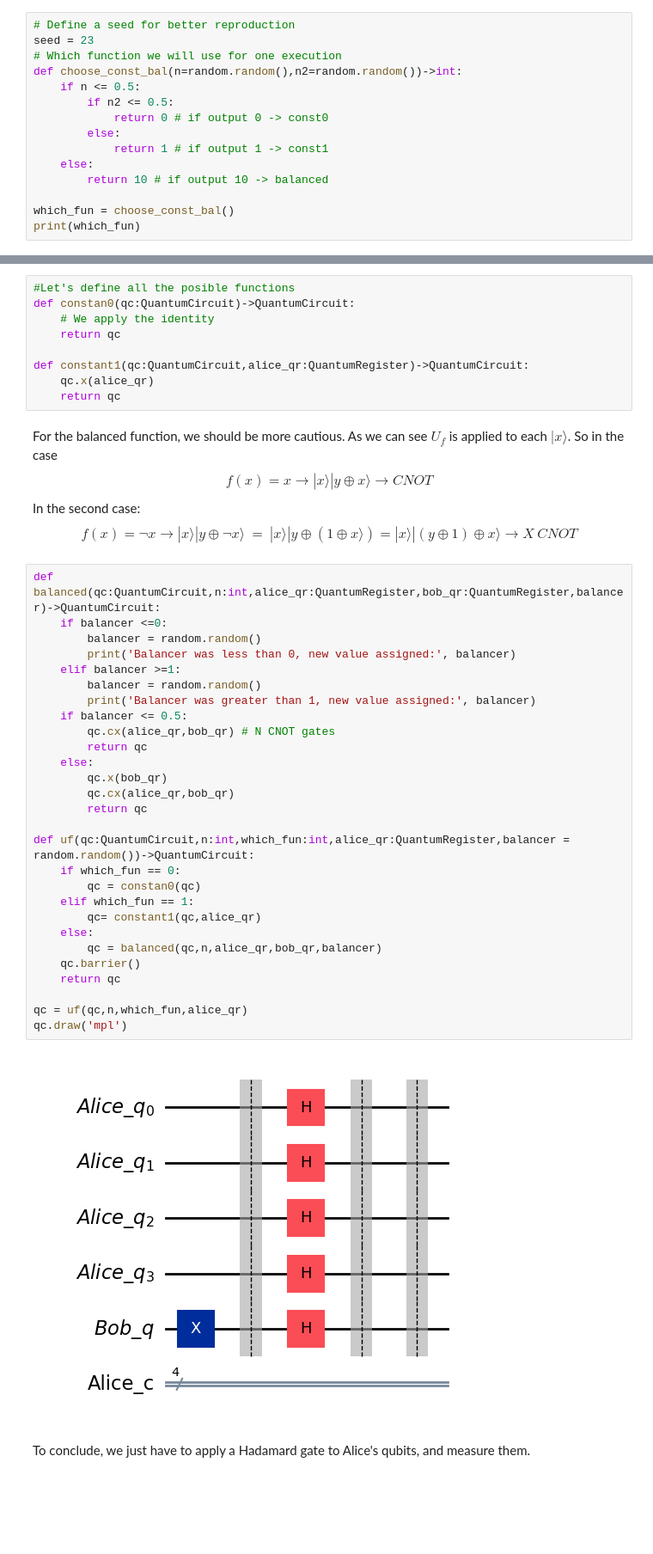
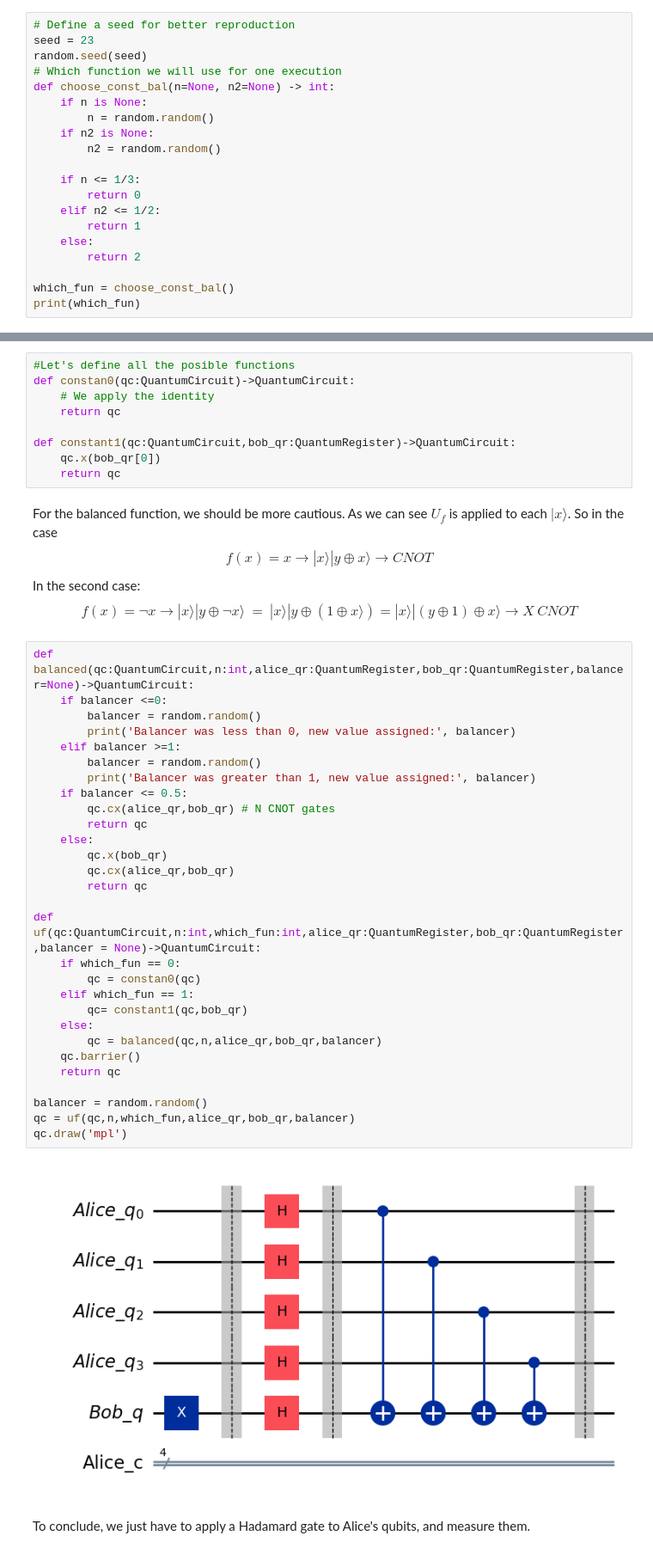
Before and after one commit to Javiifdez/Deutch-Jozsa, a Jupyter notebook: Implementation.ipynb, the cells around one changed output, grey strips where cells are left out. Shown at 86% size. Cells and saved outputs as stored; diff of their text form; blank space fills up the shorter version.

Commit message:
Fix Deutsch–Jozsa oracle and randomness

```diff
--- a/Implementation.ipynb
+++ b/Implementation.ipynb
@@ -197,15 +179,20 @@ $$
 # %%
 # Define a seed for better reproduction
 seed = 23
+random.seed(seed)
 # Which function we will use for one execution
-def choose_const_bal(n=random.random(),n2=random.random())->int:
-    if n <= 0.5:
-        if n2 <= 0.5:
-            return 0 # if output 0 -> const0
-        else:
-            return 1 # if output 1 -> const1
+def choose_const_bal(n=None, n2=None) -> int:
+    if n is None:
+        n = random.random()
+    if n2 is None:
+        n2 = random.random()
+
+    if n <= 1/3:
+        return 0
+    elif n2 <= 1/2:
+        return 1
     else:
-        return 10 # if output 10 -> balanced
+        return 2
 
 which_fun = choose_const_bal()
 print(which_fun)
@@ -235,8 +222,8 @@ def constan0(qc:QuantumCircuit)->QuantumCircuit:
     # We apply the identity
     return qc
 
-def constant1(qc:QuantumCircuit,alice_qr:QuantumRegister)->QuantumCircuit:
-    qc.x(alice_qr)
+def constant1(qc:QuantumCircuit,bob_qr:QuantumRegister)->QuantumCircuit:
+    qc.x(bob_qr[0])
     return qc
 # %% [markdown]
 For the balanced function, we should be more cautious. As we can see $ U_f $ is applied to each $ |x\rangle $. So in the case
@@ -248,35 +235,36 @@ $$
 f(x) =  \neg x \longrightarrow  |x\rangle |y\oplus  \neg x\rangle   ~=~ |x\rangle |y\oplus ( 1 \oplus x\rangle ) =  |x\rangle |(y\oplus  1 )\oplus  x\rangle  \longrightarrow  X \ CNOT
 $$
 # %%
-def balanced(qc:QuantumCircuit,n:int,alice_qr:QuantumRegister,bob_qr:QuantumRegister,balancer)->QuantumCircuit:
+def balanced(qc:QuantumCircuit,n:int,alice_qr:QuantumRegister,bob_qr:QuantumRegister,balancer=None)->QuantumCircuit:
     if balancer <=0:
         balancer = random.random()
         print('Balancer was less than 0, new value assigned:', balancer)
     elif balancer >=1:
         balancer = random.random()
         print('Balancer was greater than 1, new value assigned:', balancer)
     if balancer <= 0.5:
         qc.cx(alice_qr,bob_qr) # N CNOT gates
         return qc
     else:
         qc.x(bob_qr)
         qc.cx(alice_qr,bob_qr)
         return qc
 
-def uf(qc:QuantumCircuit,n:int,which_fun:int,alice_qr:QuantumRegister,balancer = random.random())->QuantumCircuit:
+def uf(qc:QuantumCircuit,n:int,which_fun:int,alice_qr:QuantumRegister,bob_qr:QuantumRegister,balancer = None)->QuantumCircuit:
     if which_fun == 0:
         qc = constan0(qc)
     elif which_fun == 1:
-        qc= constant1(qc,alice_qr)
+        qc= constant1(qc,bob_qr)
     else:
         qc = balanced(qc,n,alice_qr,bob_qr,balancer)
     qc.barrier()
     return qc
 
-qc = uf(qc,n,which_fun,alice_qr)
+balancer = random.random()
+qc = uf(qc,n,which_fun,alice_qr,bob_qr,balancer)
 qc.draw('mpl')
 # %% [output]
-[figure, old version]
+[figure, new version]
 # %% [markdown]
 To conclude, we just have to apply a Hadamard gate to Alice's qubits, and measure them.
 # %%
```
Also changed, not shown: parts of 11 cells of this notebook, 1 other file.
